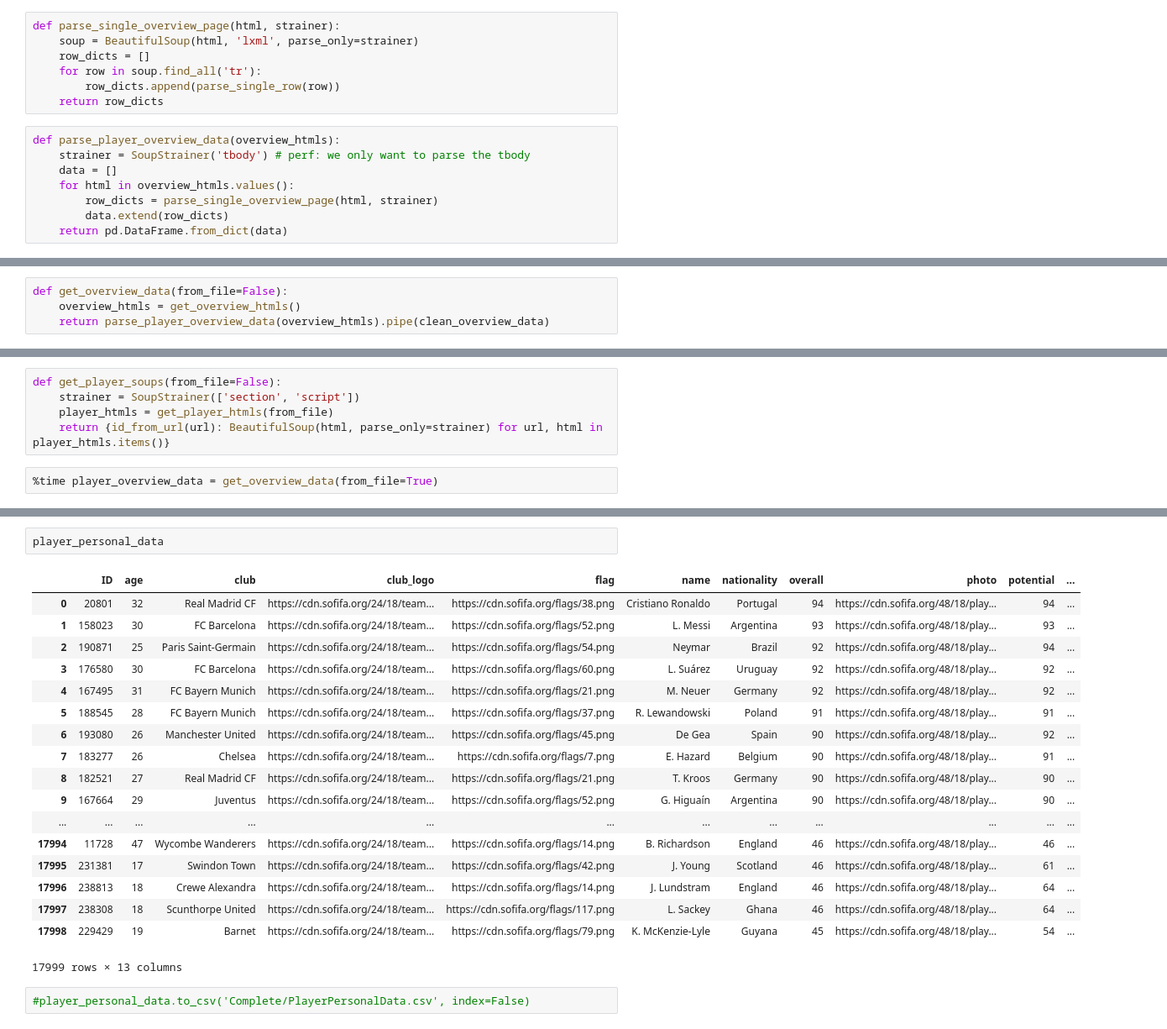
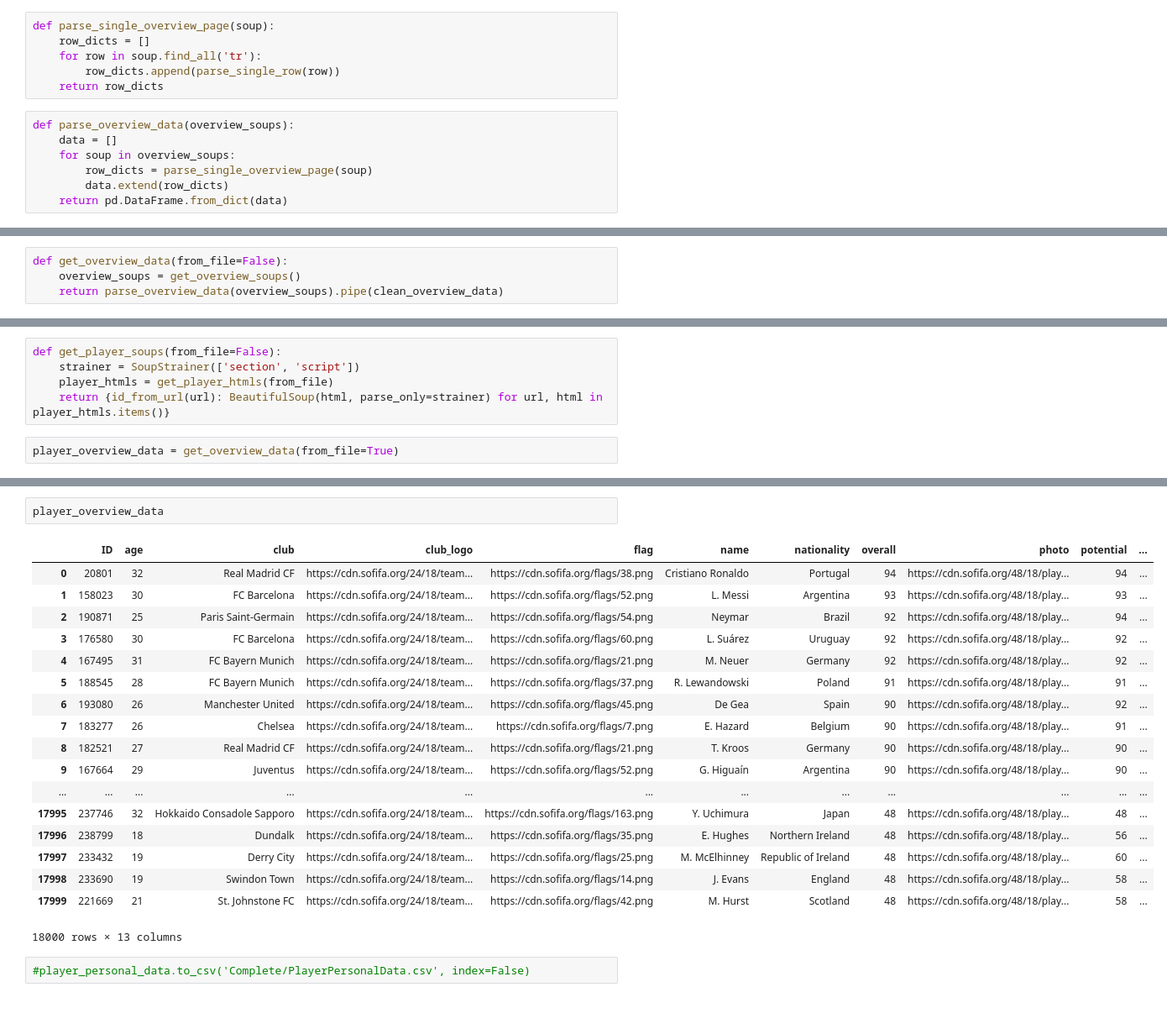
Before and after one commit to kevinheavey/fifa18-even-more-player-data, a Jupyter notebook: crawler.ipynb, the cells around one changed output, grey strips where cells are left out. Shown at 84% size. Saved outputs shown, nothing was run; the diff lists cells and outputs as text.

```diff
--- a/crawler.ipynb
+++ b/crawler.ipynb
@@ -96,18 +97,16 @@ def parse_single_row(overview_table_row):
 
     return record_dict
 # %%
-def parse_single_overview_page(html, strainer):
-    soup = BeautifulSoup(html, 'lxml', parse_only=strainer)
+def parse_single_overview_page(soup):
     row_dicts = []
     for row in soup.find_all('tr'):
         row_dicts.append(parse_single_row(row))
     return row_dicts
 # %%
-def parse_player_overview_data(overview_htmls):
-    strainer = SoupStrainer('tbody') # perf: we only want to parse the tbody
+def parse_overview_data(overview_soups):
     data = []
-    for html in overview_htmls.values():
-        row_dicts = parse_single_overview_page(html, strainer)
+    for soup in overview_soups:
+        row_dicts = parse_single_overview_page(soup)
         data.extend(row_dicts)
     return pd.DataFrame.from_dict(data)
 # %%
@@ -142,8 +141,8 @@ def clean_overview_data(df):
 #player_personal_data = df.pipe(clean_personal_data)
 # %%
 def get_overview_data(from_file=False):
-    overview_htmls = get_overview_htmls()
-    return parse_player_overview_data(overview_htmls).pipe(clean_overview_data)
+    overview_soups = get_overview_soups()
+    return parse_overview_data(overview_soups).pipe(clean_overview_data)
 # %%
 def id_from_url(url):
     return url.split('/')[-1]
@@ -153,4 +152,4 @@ def get_player_soups(from_file=False):
     player_htmls = get_player_htmls(from_file)
     return {id_from_url(url): BeautifulSoup(html, parse_only=strainer) for url, html in player_htmls.items()}
 # %%
-%time player_overview_data = get_overview_data(from_file=True)
+player_overview_data = get_overview_data(from_file=True)
@@ -159,24 +156,24 @@ Wall time: 58 s
-# %%
-player_personal_data
-# %% [output]
-|  | ID | age | club | club_logo | flag | name | nationality | overall | photo | potential | ... |
-| 0 | 20801 | 32 | Real Madrid CF | https://cdn.sofifa.org/24/18/team... | https://cdn.sofifa.org/flags/38.png | Cristiano Ronaldo | Portugal | 94 | https://cdn.sofifa.org/48/18/play... | 94 | ... |
-| 1 | 158023 | 30 | FC Barcelona | https://cdn.sofifa.org/24/18/team... | https://cdn.sofifa.org/flags/52.png | L. Messi | Argentina | 93 | https://cdn.sofifa.org/48/18/play... | 93 | ... |
-| 2 | 190871 | 25 | Paris Saint-Germain | https://cdn.sofifa.org/24/18/team... | https://cdn.sofifa.org/flags/54.png | Neymar | Brazil | 92 | https://cdn.sofifa.org/48/18/play... | 94 | ... |
-| 3 | 176580 | 30 | FC Barcelona | https://cdn.sofifa.org/24/18/team... | https://cdn.sofifa.org/flags/60.png | L. Suárez | Uruguay | 92 | https://cdn.sofifa.org/48/18/play... | 92 | ... |
-| 4 | 167495 | 31 | FC Bayern Munich | https://cdn.sofifa.org/24/18/team... | https://cdn.sofifa.org/flags/21.png | M. Neuer | Germany | 92 | https://cdn.sofifa.org/48/18/play... | 92 | ... |
-| 5 | 188545 | 28 | FC Bayern Munich | https://cdn.sofifa.org/24/18/team... | https://cdn.sofifa.org/flags/37.png | R. Lewandowski | Poland | 91 | https://cdn.sofifa.org/48/18/play... | 91 | ... |
-| 6 | 193080 | 26 | Manchester United | https://cdn.sofifa.org/24/18/team... | https://cdn.sofifa.org/flags/45.png | De Gea | Spain | 90 | https://cdn.sofifa.org/48/18/play... | 92 | ... |
-| 7 | 183277 | 26 | Chelsea | https://cdn.sofifa.org/24/18/team... | https://cdn.sofifa.org/flags/7.png | E. Hazard | Belgium | 90 | https://cdn.sofifa.org/48/18/play... | 91 | ... |
-| 8 | 182521 | 27 | Real Madrid CF | https://cdn.sofifa.org/24/18/team... | https://cdn.sofifa.org/flags/21.png | T. Kroos | Germany | 90 | https://cdn.sofifa.org/48/18/play... | 90 | ... |
-| 9 | 167664 | 29 | Juventus | https://cdn.sofifa.org/24/18/team... | https://cdn.sofifa.org/flags/52.png | G. Higuaín | Argentina | 90 | https://cdn.sofifa.org/48/18/play... | 90 | ... |
-| ... | ... | ... | ... | ... | ... | ... | ... | ... | ... | ... | ... |
-| 17994 | 11728 | 47 | Wycombe Wanderers | https://cdn.sofifa.org/24/18/team... | https://cdn.sofifa.org/flags/14.png | B. Richardson | England | 46 | https://cdn.sofifa.org/48/18/play... | 46 | ... |
-| 17995 | 231381 | 17 | Swindon Town | https://cdn.sofifa.org/24/18/team... | https://cdn.sofifa.org/flags/42.png | J. Young | Scotland | 46 | https://cdn.sofifa.org/48/18/play... | 61 | ... |
-| 17996 | 238813 | 18 | Crewe Alexandra | https://cdn.sofifa.org/24/18/team... | https://cdn.sofifa.org/flags/14.png | J. Lundstram | England | 46 | https://cdn.sofifa.org/48/18/play... | 64 | ... |
-| 17997 | 238308 | 18 | Scunthorpe United | https://cdn.sofifa.org/24/18/team... | https://cdn.sofifa.org/flags/117.png | L. Sackey | Ghana | 46 | https://cdn.sofifa.org/48/18/play... | 64 | ... |
-| 17998 | 229429 | 19 | Barnet | https://cdn.sofifa.org/24/18/team... | https://cdn.sofifa.org/flags/79.png | K. McKenzie-Lyle | Guyana | 45 | https://cdn.sofifa.org/48/18/play... | 54 | ... |
-17999 rows × 13 columns
+# %%
+player_overview_data
+# %% [output]
+|  | ID | age | club | club_logo | flag | name | nationality | overall | photo | potential | ... |
+| 0 | 20801 | 32 | Real Madrid CF | https://cdn.sofifa.org/24/18/team... | https://cdn.sofifa.org/flags/38.png | Cristiano Ronaldo | Portugal | 94 | https://cdn.sofifa.org/48/18/play... | 94 | ... |
+| 1 | 158023 | 30 | FC Barcelona | https://cdn.sofifa.org/24/18/team... | https://cdn.sofifa.org/flags/52.png | L. Messi | Argentina | 93 | https://cdn.sofifa.org/48/18/play... | 93 | ... |
+| 2 | 190871 | 25 | Paris Saint-Germain | https://cdn.sofifa.org/24/18/team... | https://cdn.sofifa.org/flags/54.png | Neymar | Brazil | 92 | https://cdn.sofifa.org/48/18/play... | 94 | ... |
+| 3 | 176580 | 30 | FC Barcelona | https://cdn.sofifa.org/24/18/team... | https://cdn.sofifa.org/flags/60.png | L. Suárez | Uruguay | 92 | https://cdn.sofifa.org/48/18/play... | 92 | ... |
+| 4 | 167495 | 31 | FC Bayern Munich | https://cdn.sofifa.org/24/18/team... | https://cdn.sofifa.org/flags/21.png | M. Neuer | Germany | 92 | https://cdn.sofifa.org/48/18/play... | 92 | ... |
+| 5 | 188545 | 28 | FC Bayern Munich | https://cdn.sofifa.org/24/18/team... | https://cdn.sofifa.org/flags/37.png | R. Lewandowski | Poland | 91 | https://cdn.sofifa.org/48/18/play... | 91 | ... |
+| 6 | 193080 | 26 | Manchester United | https://cdn.sofifa.org/24/18/team... | https://cdn.sofifa.org/flags/45.png | De Gea | Spain | 90 | https://cdn.sofifa.org/48/18/play... | 92 | ... |
+| 7 | 183277 | 26 | Chelsea | https://cdn.sofifa.org/24/18/team... | https://cdn.sofifa.org/flags/7.png | E. Hazard | Belgium | 90 | https://cdn.sofifa.org/48/18/play... | 91 | ... |
+| 8 | 182521 | 27 | Real Madrid CF | https://cdn.sofifa.org/24/18/team... | https://cdn.sofifa.org/flags/21.png | T. Kroos | Germany | 90 | https://cdn.sofifa.org/48/18/play... | 90 | ... |
+| 9 | 167664 | 29 | Juventus | https://cdn.sofifa.org/24/18/team... | https://cdn.sofifa.org/flags/52.png | G. Higuaín | Argentina | 90 | https://cdn.sofifa.org/48/18/play... | 90 | ... |
+| ... | ... | ... | ... | ... | ... | ... | ... | ... | ... | ... | ... |
+| 17995 | 237746 | 32 | Hokkaido Consadole Sapporo | https://cdn.sofifa.org/24/18/team... | https://cdn.sofifa.org/flags/163.png | Y. Uchimura | Japan | 48 | https://cdn.sofifa.org/48/18/play... | 48 | ... |
+| 17996 | 238799 | 18 | Dundalk | https://cdn.sofifa.org/24/18/team... | https://cdn.sofifa.org/flags/35.png | E. Hughes | Northern Ireland | 48 | https://cdn.sofifa.org/48/18/play... | 56 | ... |
+| 17997 | 233432 | 19 | Derry City | https://cdn.sofifa.org/24/18/team... | https://cdn.sofifa.org/flags/25.png | M. McElhinney | Republic of Ireland | 48 | https://cdn.sofifa.org/48/18/play... | 60 | ... |
+| 17998 | 233690 | 19 | Swindon Town | https://cdn.sofifa.org/24/18/team... | https://cdn.sofifa.org/flags/14.png | J. Evans | England | 48 | https://cdn.sofifa.org/48/18/play... | 58 | ... |
+| 17999 | 221669 | 21 | St. Johnstone FC | https://cdn.sofifa.org/24/18/team... | https://cdn.sofifa.org/flags/42.png | M. Hurst | Scotland | 48 | https://cdn.sofifa.org/48/18/play... | 58 | ... |
+18000 rows × 13 columns
 # %%
 #player_personal_data.to_csv('Complete/PlayerPersonalData.csv', index=False)
 # %%
```
Also changed, not shown: parts of 24 cells of this notebook.
